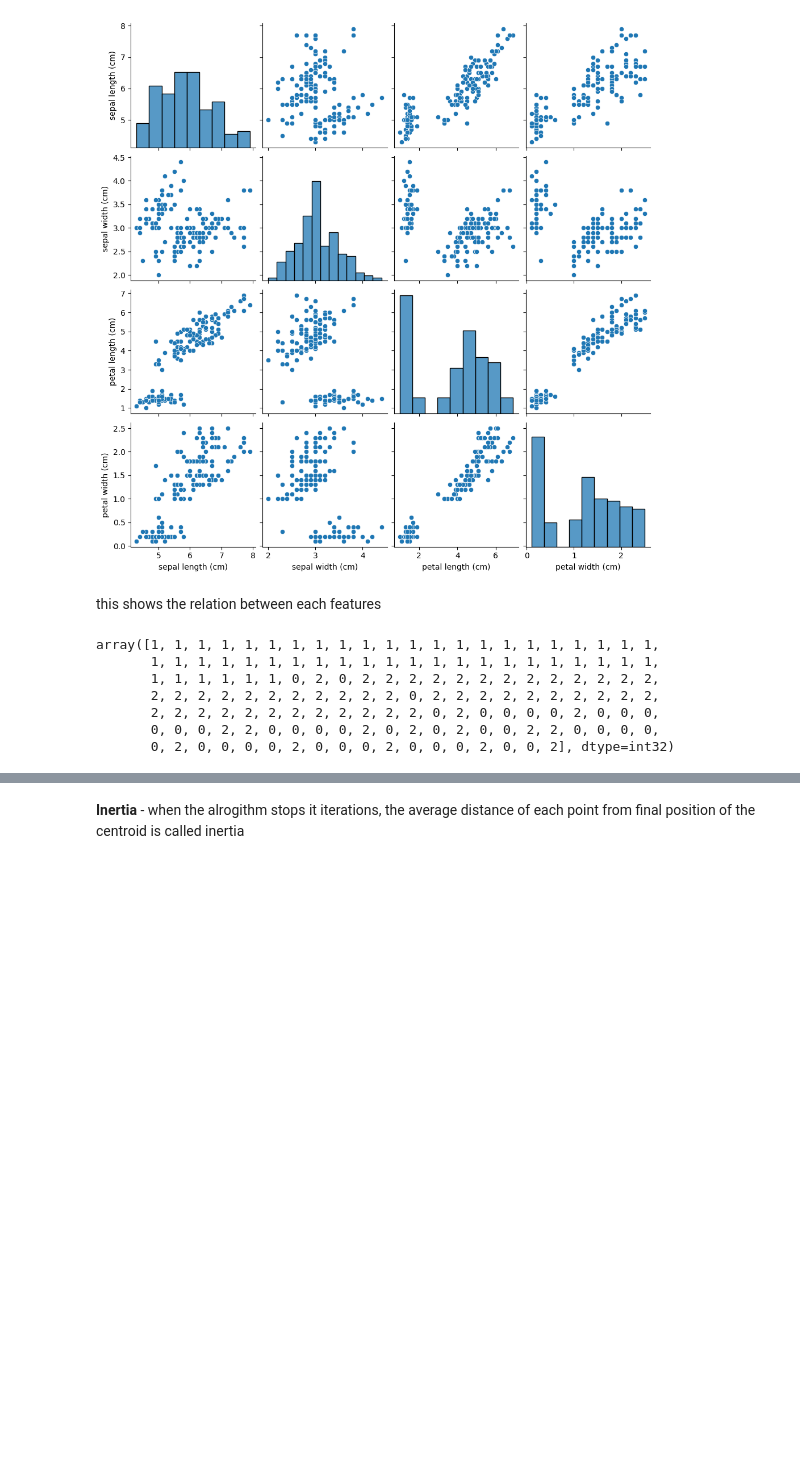
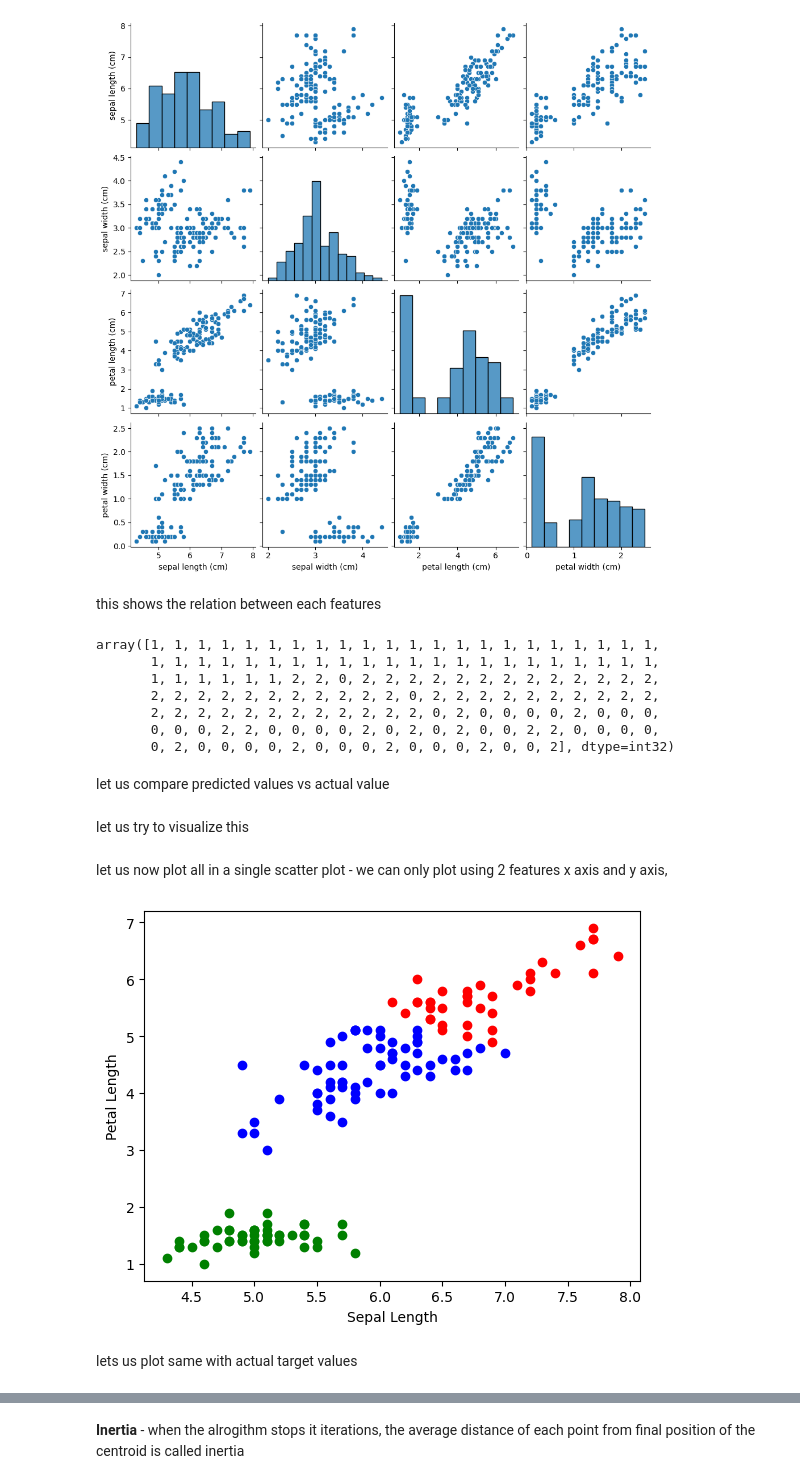
Before and after one commit to Saad-SYEDK/Machine_Learning, a Jupyter notebook: machine_learning.ipynb, the cells around one changed output, grey strips where cells are left out. Cells and saved outputs as stored; diff of their text form; code cells hidden in the pictures; blank space fills up the shorter version.

Commit message:
cluster validation

```diff
--- a/machine_learning.ipynb
+++ b/machine_learning.ipynb
@@ -1272,12 +1272,42 @@ this shows the relation between each features
 from sklearn.cluster import KMeans
 
 km = KMeans(n_clusters=3)
-km.fit_predict(X)
+y_predicted = km.fit_predict(X)
+y_predicted
 # %% [output]
 array([1, 1, 1, 1, 1, 1, 1, 1, 1, 1, 1, 1, 1, 1, 1, 1, 1, 1, 1, 1, 1, 1,
        1, 1, 1, 1, 1, 1, 1, 1, 1, 1, 1, 1, 1, 1, 1, 1, 1, 1, 1, 1, 1, 1,
-       1, 1, 1, 1, 1, 1, 0, 2, 0, 2, 2, 2, 2, 2, 2, 2, 2, 2, 2, 2, 2, 2,
+       1, 1, 1, 1, 1, 1, 2, 2, 0, 2, 2, 2, 2, 2, 2, 2, 2, 2, 2, 2, 2, 2,
        2, 2, 2, 2, 2, 2, 2, 2, 2, 2, 2, 0, 2, 2, 2, 2, 2, 2, 2, 2, 2, 2,
        2, 2, 2, 2, 2, 2, 2, 2, 2, 2, 2, 2, 0, 2, 0, 0, 0, 0, 2, 0, 0, 0,
        0, 0, 0, 2, 2, 0, 0, 0, 0, 2, 0, 2, 0, 2, 0, 0, 2, 2, 0, 0, 0, 0,
        0, 2, 0, 0, 0, 0, 2, 0, 0, 0, 2, 0, 0, 0, 2, 0, 0, 2], dtype=int32)
+# %% [markdown]
+let us compare predicted values vs actual value
+# %% [markdown]
+let us try to visualize this
+# %%
+# add the corrsponding cluster
+X_df['cluster'] = y_predicted
+
+# separe dataframes by clusters
+df0 = X_df[ X_df.cluster == 0]
+df1 = X_df[ X_df.cluster == 1]
+df2 = X_df[ X_df.cluster == 2]
+# %% [markdown]
+let us now plot all in a single scatter plot - we can only plot using 2 features x axis and y axis,
+# %%
+%matplotlib inline
+
+plt.scatter(df0["sepal length (cm)"], df0["petal length (cm)"], color="red")
+plt.scatter(df1["sepal length (cm)"], df1["petal length (cm)"], color="green")
+plt.scatter(df2["sepal length (cm)"], df2["petal length (cm)"], color="blue")
+
+plt.xlabel("Sepal Length")
+plt.ylabel("Petal Length")
+
+plt.show()
+# %% [output]
+[figure, added]
+# %% [markdown]
+lets us plot same with actual target values
```
Also changed, not shown: parts of 6 cells of this notebook.
